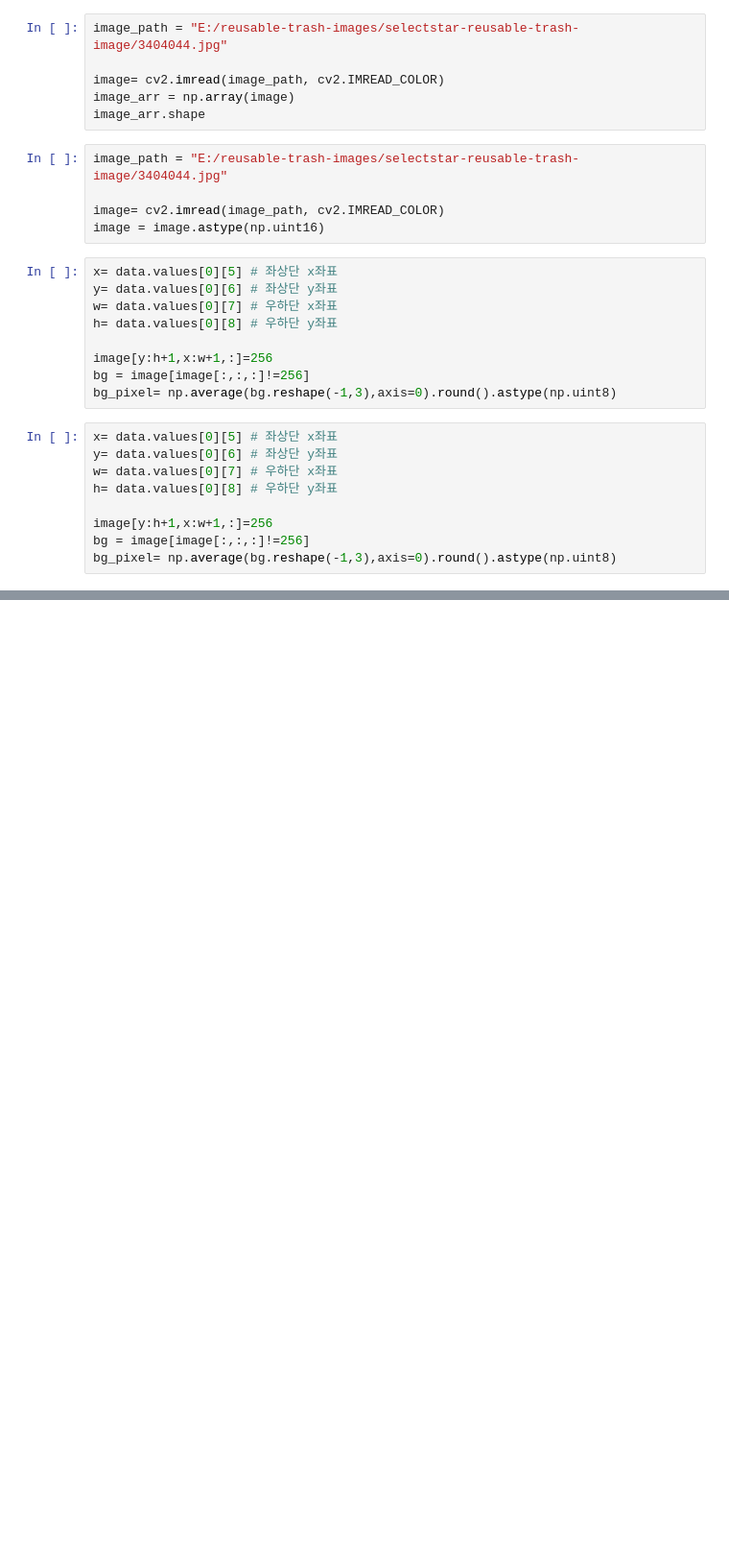
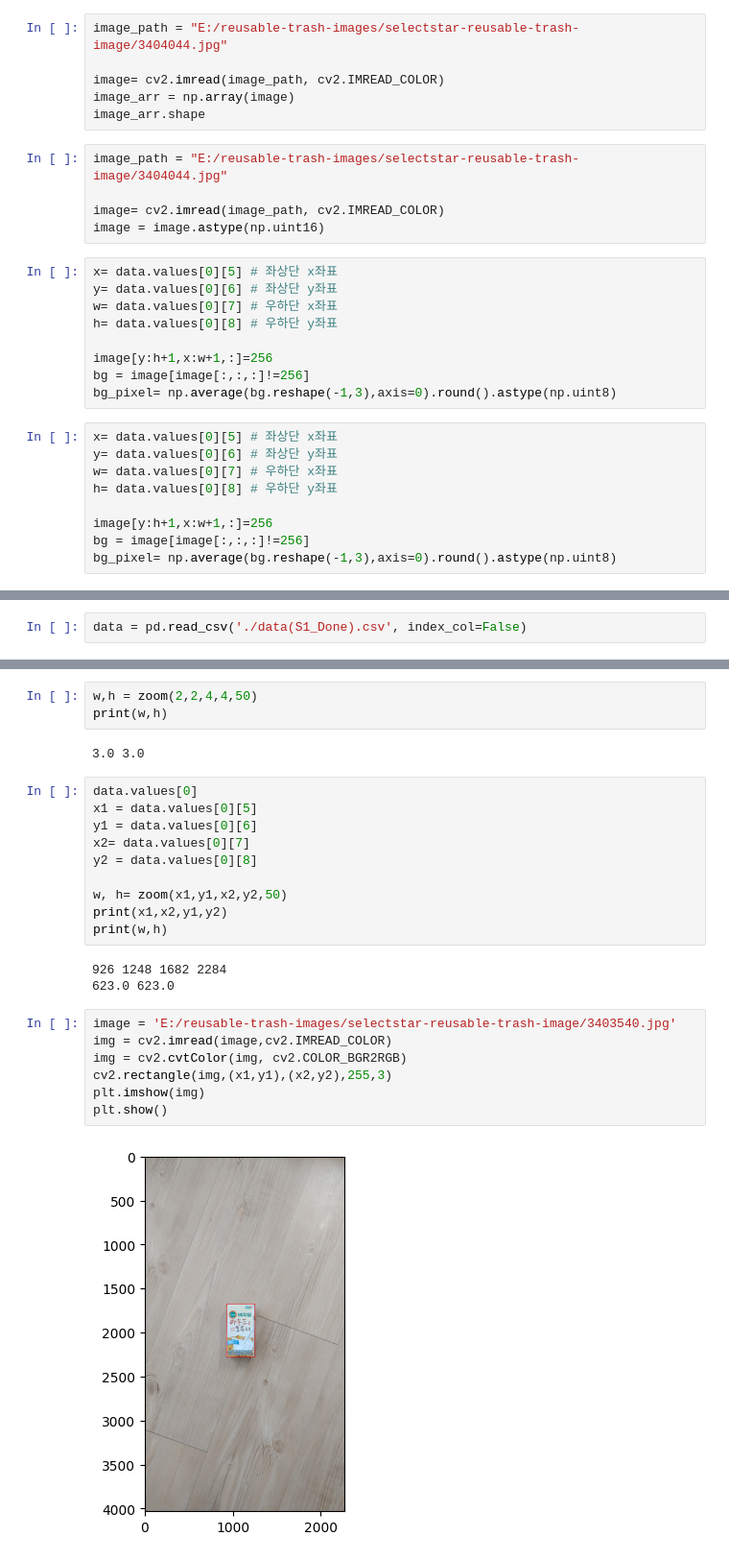
Before and after one commit to rlgus3351/ProjectDataAnalysis, a Jupyter notebook: pack/test.ipynb, the cells around one changed output, grey strips where cells are left out. Shown at 96% size. Saved outputs shown, nothing was run; the diff lists cells and outputs as text; blank space fills up the shorter version.

```diff
--- a/pack/test.ipynb
+++ b/pack/test.ipynb
@@ -99,0 +159,2 @@ data.to_csv('./data(S1_pack_Done).csv', index=False)
+# %%
+data = pd.read_csv('./data(S1_Done).csv', index_col=False)
@@ -99,0 +170,27 @@ data.to_csv('./data(S1_pack_Done).csv', index=False)
+# %%
+w,h = zoom(2,2,4,4,50)
+print(w,h)
+# %% [output]
+3.0 3.0
+# %%
+data.values[0]
+x1 = data.values[0][5]
+y1 = data.values[0][6]
+x2= data.values[0][7]
+y2 = data.values[0][8]
+
+w, h= zoom(x1,y1,x2,y2,50)
+print(x1,x2,y1,y2)
+print(w,h)
+# %% [output]
+926 1248 1682 2284
+623.0 623.0
+# %%
+image = 'E:/reusable-trash-images/selectstar-reusable-trash-image/3403540.jpg'
+img = cv2.imread(image,cv2.IMREAD_COLOR)
+img = cv2.cvtColor(img, cv2.COLOR_BGR2RGB)
+cv2.rectangle(img,(x1,y1),(x2,y2),255,3)
+plt.imshow(img)
+plt.show()
+# %% [output]
+[figure, added]
```
Also changed, not shown: parts of 10 cells of this notebook, 3 other files.
